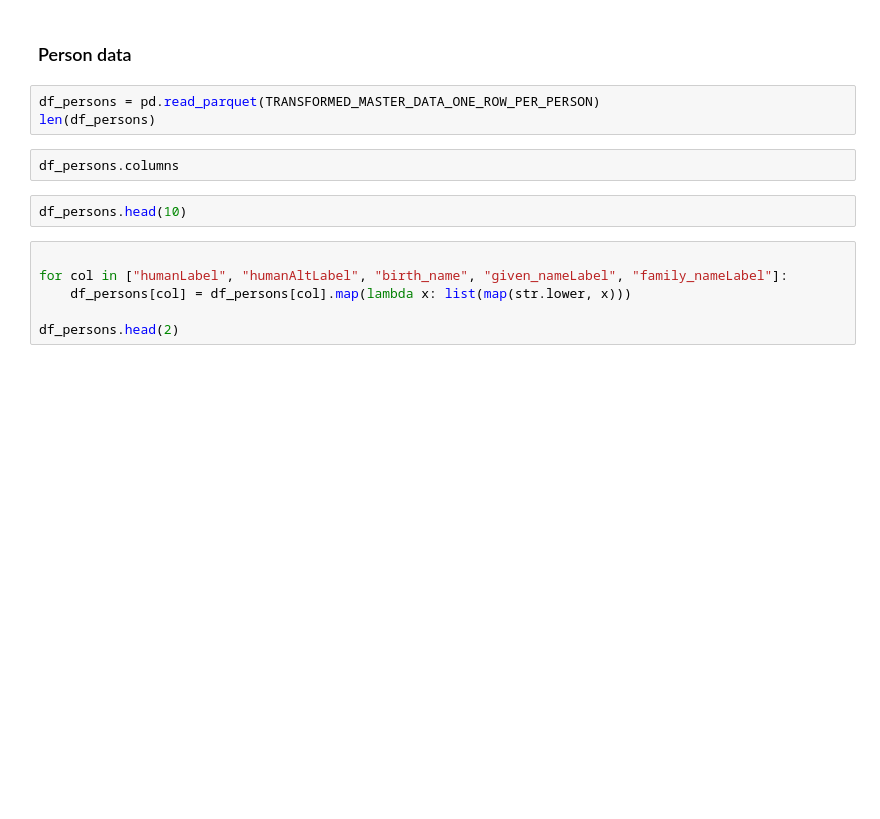
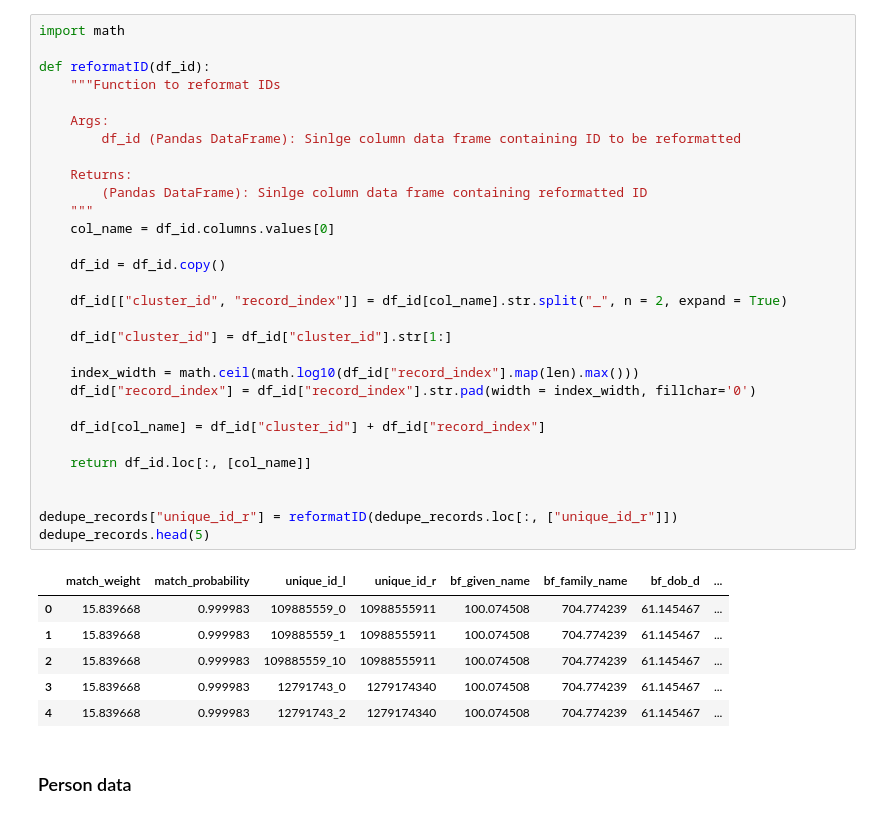
Before and after one commit to tony-stone/splink_synthetic_data, a Jupyter notebook: master_records.ipynb, the cells around one changed output. Cells and saved outputs as stored; diff of their text form; blank space fills up the shorter version.

```diff
--- a/master_records.ipynb
+++ b/master_records.ipynb
@@ -6,15 +99,39 @@ pd.options.display.max_rows = 100
+# %%
+import math
+
+def reformatID(df_id):
+    """Function to reformat IDs
+
+    Args:
+        df_id (Pandas DataFrame): Sinlge column data frame containing ID to be reformatted
+
+    Returns:
+        (Pandas DataFrame): Sinlge column data frame containing reformatted ID
+    """
+    col_name = df_id.columns.values[0]
+
+    df_id = df_id.copy()
+
+    df_id[["cluster_id", "record_index"]] = df_id[col_name].str.split("_", n = 2, expand = True)
+
+    df_id["cluster_id"] = df_id["cluster_id"].str[1:]
+
+    index_width = math.ceil(math.log10(df_id["record_index"].map(len).max()))
+    df_id["record_index"] = df_id["record_index"].str.pad(width = index_width, fillchar='0')
+
+    df_id[col_name] = df_id["cluster_id"] + df_id["record_index"]
+
+    return df_id.loc[:, [col_name]]
+
+
+dedupe_records["unique_id_r"] = reformatID(dedupe_records.loc[:, ["unique_id_r"]])
+dedupe_records.head(5)
+# %% [output]
+|  | match_weight | match_probability | unique_id_l | unique_id_r | bf_given_name | bf_family_name | bf_dob_d | ... |
+| 0 | 15.839668 | 0.999983 | 109885559_0 | 10988555911 | 100.074508 | 704.774239 | 61.145467 | ... |
+| 1 | 15.839668 | 0.999983 | 109885559_1 | 10988555911 | 100.074508 | 704.774239 | 61.145467 | ... |
+| 2 | 15.839668 | 0.999983 | 109885559_10 | 10988555911 | 100.074508 | 704.774239 | 61.145467 | ... |
+| 3 | 15.839668 | 0.999983 | 12791743_0 | 1279174340 | 100.074508 | 704.774239 | 61.145467 | ... |
+| 4 | 15.839668 | 0.999983 | 12791743_2 | 1279174340 | 100.074508 | 704.774239 | 61.145467 | ... |
 # %% [markdown]
 ### Person data
-# %%
-df_persons = pd.read_parquet(TRANSFORMED_MASTER_DATA_ONE_ROW_PER_PERSON)
-len(df_persons)
-# %%
-df_persons.columns
-# %%
-df_persons.head(10)
-# %%
-
-for col in ["humanLabel", "humanAltLabel", "birth_name", "given_nameLabel", "family_nameLabel"]:
-    df_persons[col] = df_persons[col].map(lambda x: list(map(str.lower, x)))
-
-df_persons.head(2)
```
Also changed, not shown: parts of 30 cells of this notebook, 3 other files.
